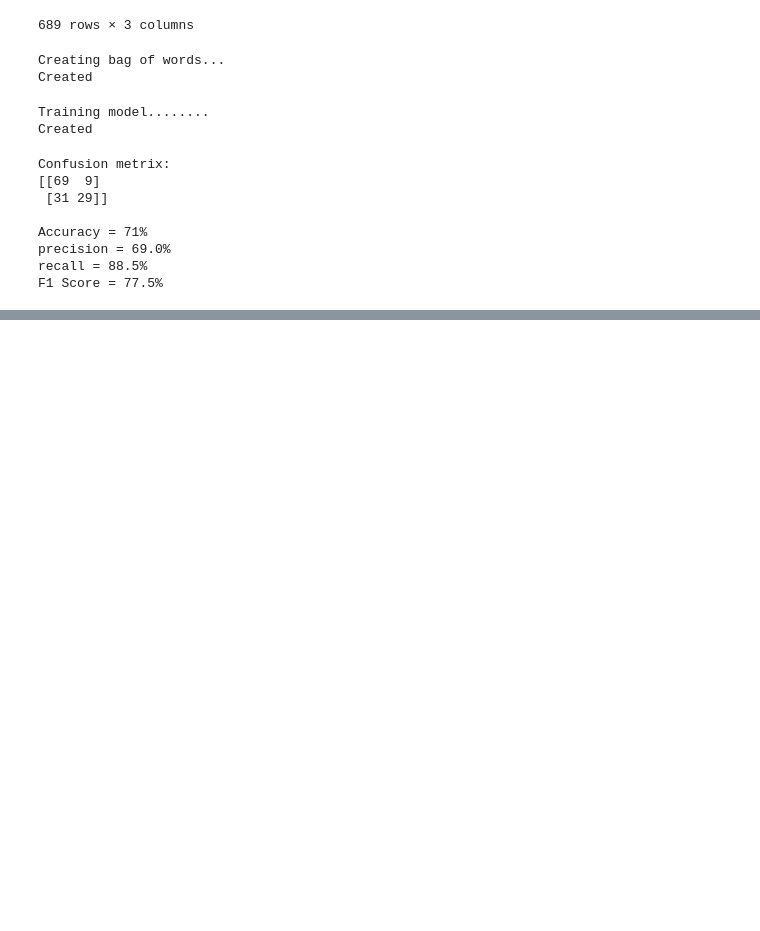
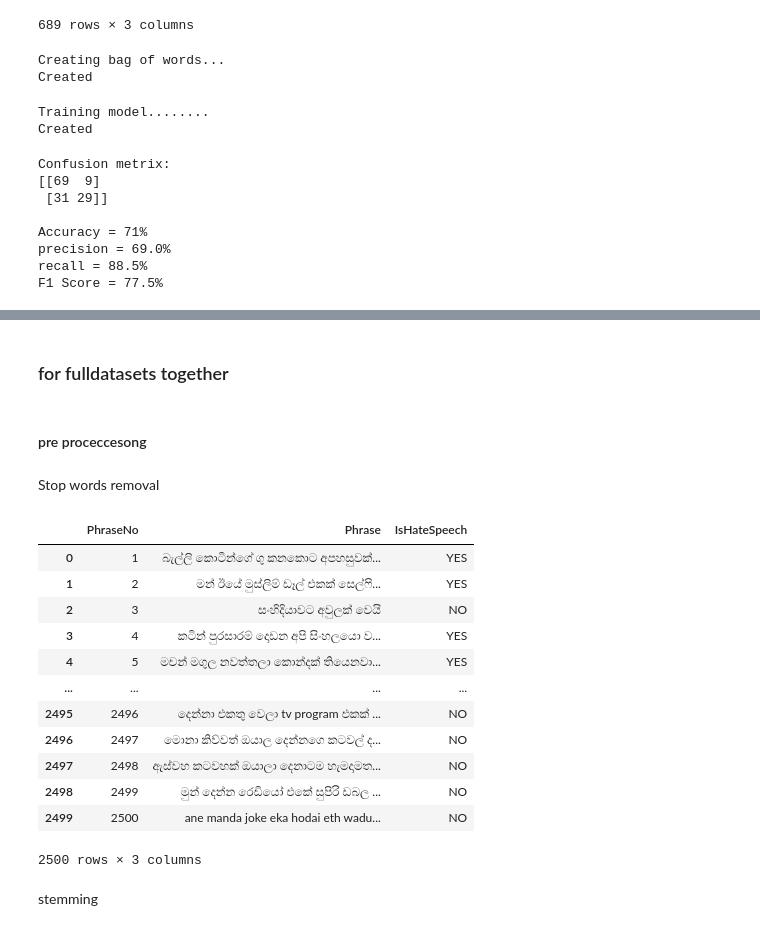
Before and after one commit to chashikajw/sinhala-hate-speech-detection, a Jupyter notebook: sinhala_hatespeech_detection.ipynb, the cells around one changed output, grey strips where cells are left out. Drawn from its saved outputs; the diff is of its cells as text; code cells hidden in the pictures; blank space fills up the shorter version.

```diff
--- a/sinhala_hatespeech_detection.ipynb
+++ b/sinhala_hatespeech_detection.ipynb
@@ -516,0 +564,43 @@ F1 Score = 77.5%
+# %% [markdown]
+### for fulldatasets together
+# %% [markdown]
+#### pre proceccesong
+# %% [markdown]
+Stop words removal
+# %%
+
+df_StopWordsRemoval_All = pd.DataFrame(columns=['PhraseNo', 'Phrase', 'IsHateSpeech'])
+pre_len_arr_all = []
+AllData = df_All_preprocess
+
+for k in range(AllData.shape[0]):
+    SentenceTokens = word_tokenize(AllData['Phrase'][k])
+
+    pre_len_arr_all.append(len(SentenceTokens))
+
+    #remove stop words
+    removing_stopwords_sentence_all = [word for word in SentenceTokens if word not in sinhala_stop_words]
+
+    #print(removing_stopwords_sentence)
+    df_StopWordsRemoval_All.loc[k] = [k+1] + [removing_stopwords_sentence_all] + [AllData['IsHateSpeech'][k]]
+
+joinWordsIntoSentence(df_StopWordsRemoval_All)  # dont run this code twise.
+# %%
+
+df_StopWordsRemoval_All
+# %% [output]
+|  | PhraseNo | Phrase | IsHateSpeech |
+| 0 | 1 | බැල්ලි කොටින්ගේ ගු කනකොට අපහසුවක්... | YES |
+| 1 | 2 | මන් ඊයේ මුස්ලිම් ඩෑල් එකක් සෙල්ෆි... | YES |
+| 2 | 3 | සංහිදියාවට අවුලක් වෙයි | NO |
+| 3 | 4 | කටින් පුරසාරම් දොඩන අපි සිංහලයො ව... | YES |
+| 4 | 5 | මචන් මගුල නවත්තලා කොන්දක් තියෙනවා... | YES |
+| ... | ... | ... | ... |
+| 2495 | 2496 | දෙන්නා එකතු වෙලා tv program එකක් ... | NO |
+| 2496 | 2497 | මොනා කිව්වත් ඔයාල දෙන්නගෙ කටවල් ද... | NO |
+| 2497 | 2498 | ඇස්වහ කටවහක් ඔයාලා දෙනාටම හැමදාමත... | NO |
+| 2498 | 2499 | මුන් දෙන්න රෙඩියෝ එකේ සුපිරි ඩබල ... | NO |
+| 2499 | 2500 | ane manda joke eka hodai eth wadu... | NO |
+2500 rows × 3 columns
+# %% [markdown]
+stemming
```
Also changed, not shown: parts of 6 cells of this notebook.
